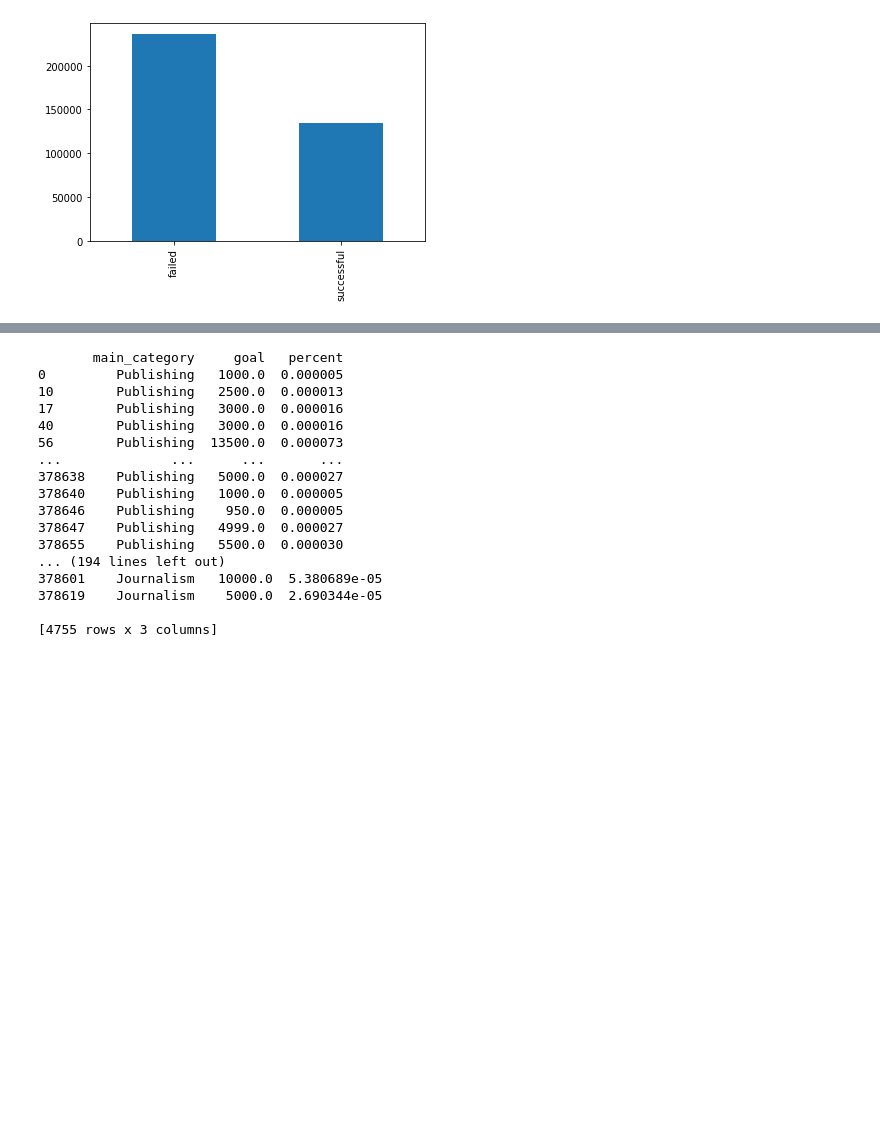
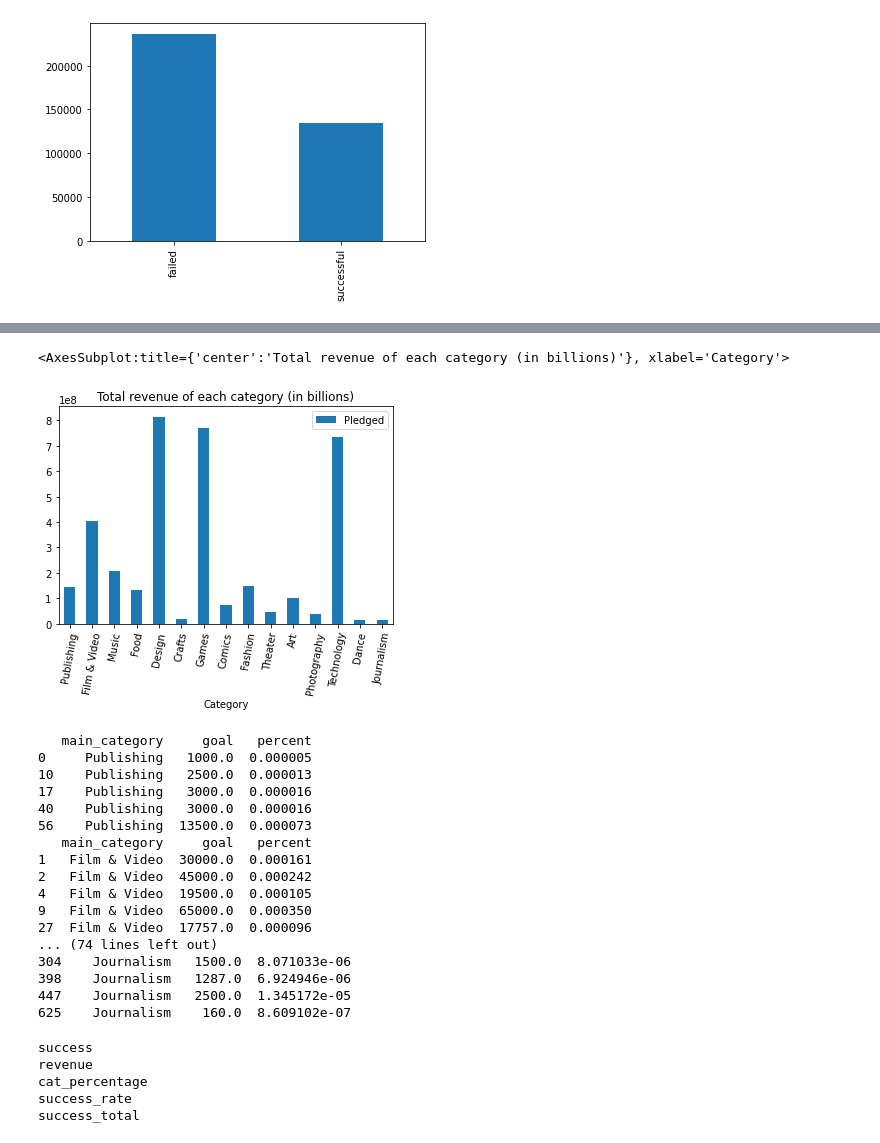
Before and after one commit to kevinkrips/DBUAS, a Jupyter notebook: ads-01-homework/main.ipynb, the cells around one changed output, grey strips where cells are left out. Saved outputs shown, nothing was run; the diff lists cells and outputs as text; code cells hidden in the pictures; blank space fills up the shorter version.

```diff
--- a/ads-01-homework/main.ipynb
+++ b/ads-01-homework/main.ipynb
@@ -201,3 +171,27 @@ print(highest.head(n=10))
+# %%
+# Pie chart for percentage of revenue
+
+df_mc_revenue = pd.DataFrame(data, columns=['main_category','pledged'])
+main_categories = pd.unique(df_mc_revenue['main_category'])
+df_rev = pd.DataFrame(columns=['category'])
+list_pledged=[]
+
+def revenue():
+    for i in main_categories:
+        df_revenue_total = df_mc_revenue['pledged'].sum
+        df_mc_revenue_acc = df_mc_revenue.loc[df_mc_revenue['main_category'] == i, 'pledged'].sum()
+        list_pledged.append(df_mc_revenue_acc)
+revenue()
+
+enumerated_cat = pd.unique(df_mc_revenue['main_category'])
+
+df_rev = pd.DataFrame(columns=[])
+df_rev['Category'] = pd.unique(df_mc_revenue['main_category'])
+df_rev['Pledged'] = list_pledged
+df_rev.plot.bar(x="Category", y="Pledged", rot=80, title="Total revenue of each category (in billions)")
+# %% [output]
+<AxesSubplot:title={'center':'Total revenue of each category (in billions)'}, xlabel='Category'>
+[figure, added]
 # %%
 df2 = pd.DataFrame(data, columns=['main_category', 'goal', 'pledged'])
 
@@ -218,26 +212,36 @@ for i in categories:
     df4 = (i, df3.round(2))
     df5 = df3.round(0)
     #print (df4)
-    print(df_i)
+    print(df_i.head())
 
     #df6 = pd.DataFrame(i, df5)
     #df6.columns =['Main Category', 'Percentage']
     #print(df6)
 # %% [output]
-       main_category     goal   percent
-0         Publishing   1000.0  0.000005
-10        Publishing   2500.0  0.000013
-17        Publishing   3000.0  0.000016
-40        Publishing   3000.0  0.000016
-56        Publishing  13500.0  0.000073
-...              ...      ...       ...
-378638    Publishing   5000.0  0.000027
-378640    Publishing   1000.0  0.000005
-378646    Publishing    950.0  0.000005
-378647    Publishing   4999.0  0.000027
-378655    Publishing   5500.0  0.000030
-... (194 lines left out)
-378601    Journalism   10000.0  5.380689e-05
-378619    Journalism    5000.0  2.690344e-05
-
-[4755 rows x 3 columns]
+   main_category     goal   percent
+0     Publishing   1000.0  0.000005
+10    Publishing   2500.0  0.000013
+17    Publishing   3000.0  0.000016
+40    Publishing   3000.0  0.000016
+56    Publishing  13500.0  0.000073
+   main_category     goal   percent
+1   Film & Video  30000.0  0.000161
+2   Film & Video  45000.0  0.000242
+4   Film & Video  19500.0  0.000105
+9   Film & Video  65000.0  0.000350
+27  Film & Video  17757.0  0.000096
+... (74 lines left out)
+304    Journalism   1500.0  8.071033e-06
+398    Journalism   1287.0  6.924946e-06
+447    Journalism   2500.0  1.345172e-05
+625    Journalism    160.0  8.609102e-07
+# %%
+
+ for i in [f.__name__ for f in globals().values() if type(f) == type(lambda *args: None)]:
+     print(i)
+# %% [output]
+success
+revenue
+cat_percentage
+success_rate
+success_total
```
Also changed, not shown: parts of 6 cells of this notebook.
